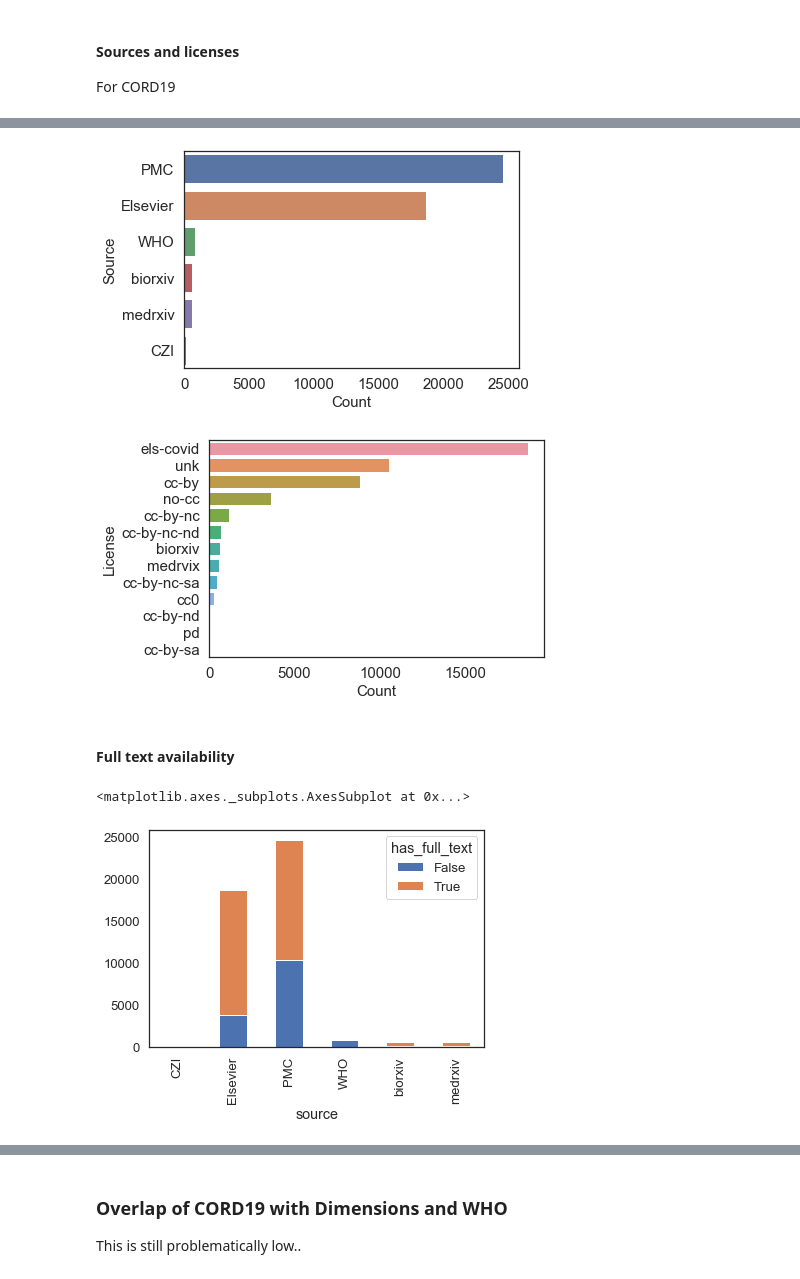
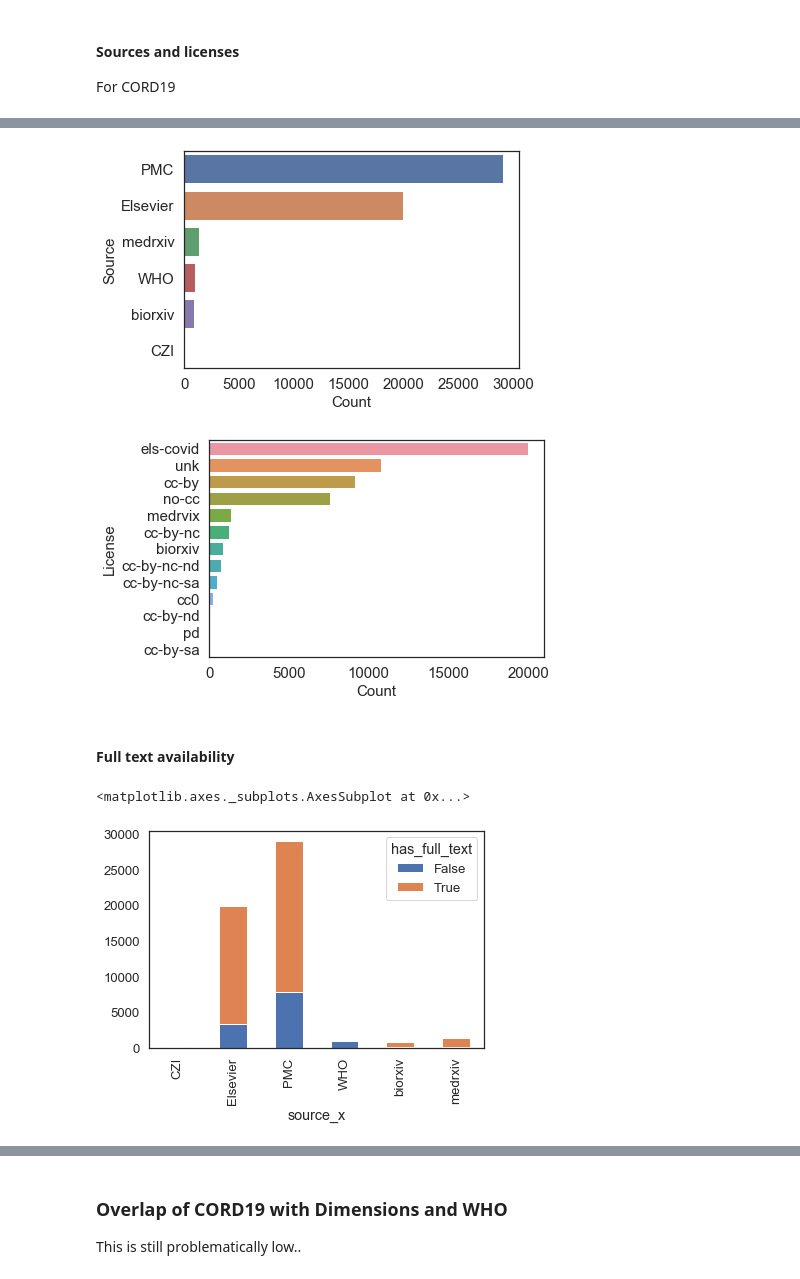
Before and after one commit to CWTSLeiden/cwts_covid, a Jupyter notebook: Notebook_3_metadata_overview.ipynb, the cells around one changed output, grey strips where cells are left out. Cells and saved outputs as stored; diff of their text form; code cells hidden in the pictures.

```diff
--- a/Notebook_3_metadata_overview.ipynb
+++ b/Notebook_3_metadata_overview.ipynb
@@ -29,7 +26,7 @@ The autoreload extension is already loaded. To reload it, use:
 # load metadata
 
 df_meta = pd.read_csv("datasets_output/df_pub.csv",compression="gzip")
-df_meta.drop(columns="Unnamed: 0",inplace=True)
+df_cord = pd.read_csv("datasets_input/CORD19_2020_04_17/metadata.csv")
 # %%
 df_meta.head()
 # %% [output]
@@ -162,13 +159,13 @@ df_cord.head()
 # %%
 # source
-df_sub = df_cord[df_cord.source.isin(df_cord.source.value_counts()[:30].index.tolist())]
-b = sns.countplot(y="source", data=df_sub, order=df_sub['source'].value_counts().index)
+df_sub = df_cord[df_cord.source_x.isin(df_cord.source_x.value_counts()[:30].index.tolist())]
+b = sns.countplot(y="source_x", data=df_sub, order=df_sub['source_x'].value_counts().index)
 #b.axes.set_title("Title",fontsize=50)
 b.set_xlabel("Count",fontsize=15)
 b.set_ylabel("Source",fontsize=15)
 b.tick_params(labelsize=15)
 # %% [output]
-[figure, old version]
+[figure, new version]
 # %%
 # license
 df_sub = df_cord[df_cord.license.isin(df_cord.license.value_counts()[:30].index.tolist())]
@@ -178,19 +175,18 @@ b.set_xlabel("Count",fontsize=15)
 b.set_ylabel("License",fontsize=15)
 b.tick_params(labelsize=15)
 # %% [output]
-[figure, old version]
+[figure, new version]
 # %% [markdown]
 #### Full text availability
-# %%
-df_cord["has_full_text"] = pd.notnull(df_cord.full_text)
-df_cord = df_cord.merge(df_meta, how="left", left_on="pub_id", right_on="pub_id")
+# %%
+df_cord["has_full_text"] = df_cord.has_pdf_parse | df_cord.has_pmc_xml_parse
 # %%
 # full text x source
-df_plot = df_cord.groupby(['has_full_text', 'source']).size().reset_index().pivot(columns='has_full_text', index='source', values=0)
+df_plot = df_cord.groupby(['has_full_text', 'source_x']).size().reset_index().pivot(columns='has_full_text', index='source_x', values=0)
 df_plot.plot(kind='bar', stacked=True)
 # %% [output]
 <matplotlib.axes._subplots.AxesSubplot at 0x...>
-[figure, old version]
+[figure, new version]
 # %%
 # full text x journal
 df_sub = df_cord[df_cord.journal.isin(df_cord.journal.value_counts()[:30].index.tolist())]
```
Also changed, not shown: parts of 23 cells of this notebook, 7 other files.
